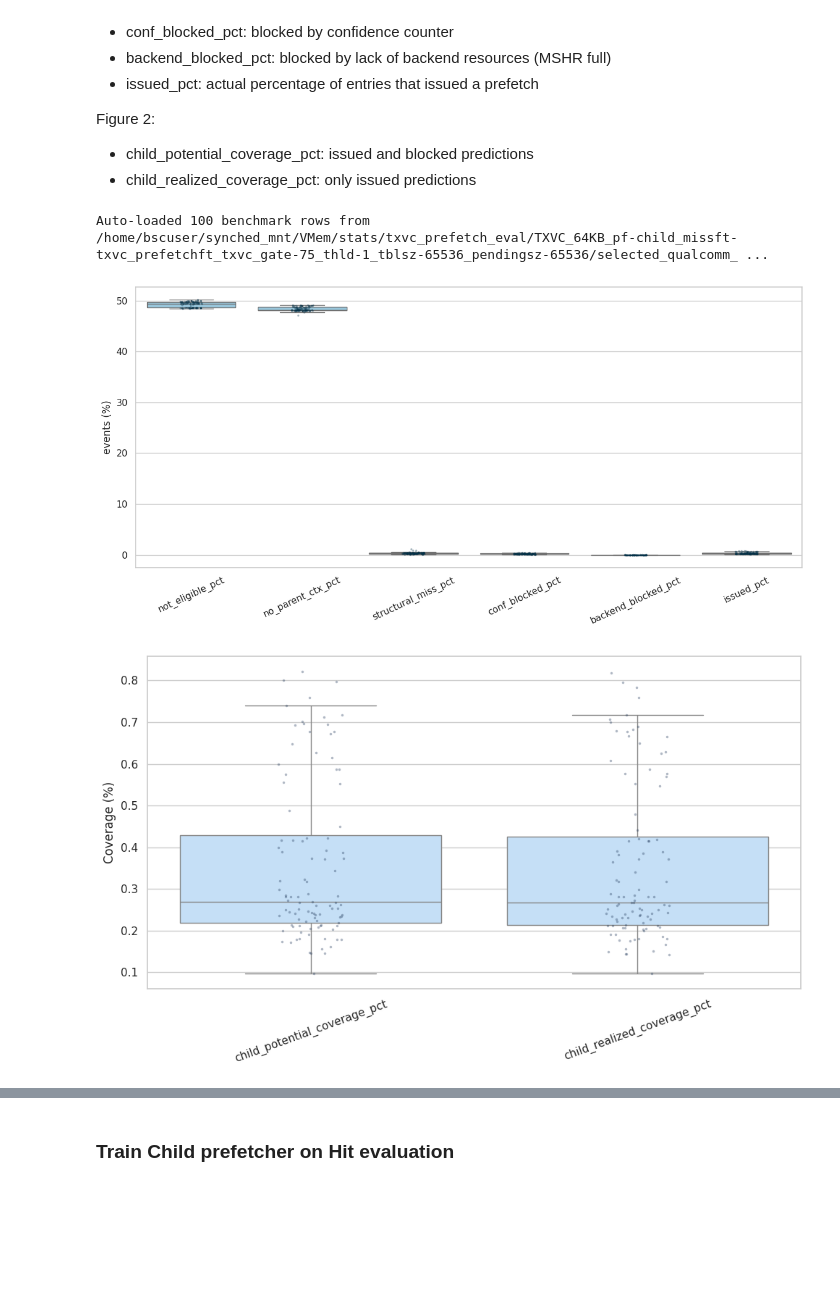
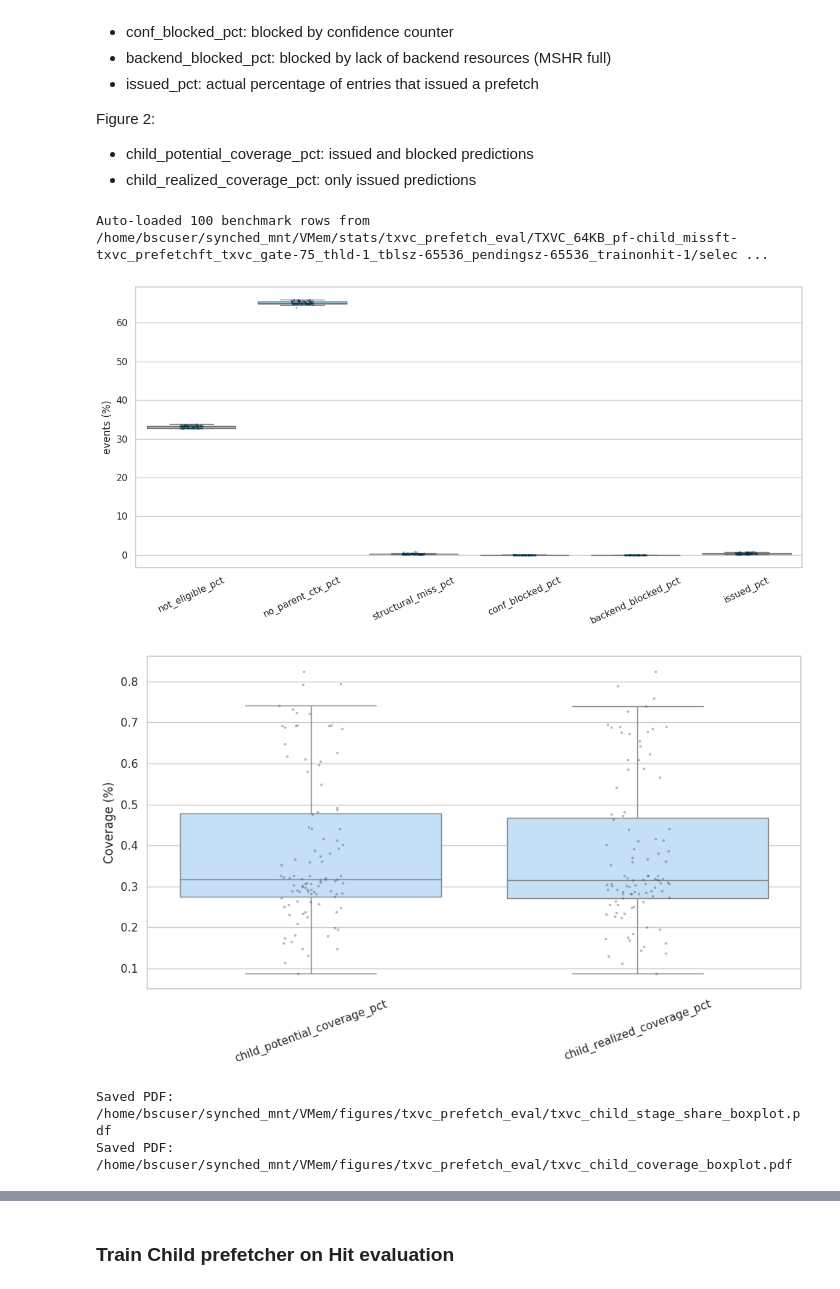
Before and after one commit to dchasap/itp_asplos25_AE, a Jupyter notebook: notebooks/txvc_prefetcher.ipynb, the cells around one changed output, grey strips where cells are left out. Saved outputs shown, nothing was run; the diff lists cells and outputs as text; code cells hidden in the pictures; blank space fills up the shorter version.

```diff
--- a/notebooks/txvc_prefetcher.ipynb
+++ b/notebooks/txvc_prefetcher.ipynb
@@ -418,12 +316,16 @@ base_dir = Path.cwd()
 if not (base_dir / "stats").exists() and (base_dir.parent / "stats").exists():
     base_dir = base_dir.parent
 
+# Output directory for exported figures
+pdf_out_dir = base_dir / "figures" / "txvc_prefetch_eval"
+pdf_out_dir.mkdir(parents=True, exist_ok=True)
+
 # Use existing prepared dataframe when available; otherwise auto-load a compatible parsed CSV.
 if "d" in globals() and isinstance(d, pd.DataFrame) and not d.empty:
     box_df = d.copy()
 else:
     preferred = [
-        base_dir / "stats/txvc_prefetch_eval/TXVC_64KB_pf-child_missft-txvc_prefetchft_txvc_gate-75_thld-1_tblsz-65536_pendingsz-65536/selected_qualcomm_srv_ap_TXVC_64KB_pf-child_missft-txvc_prefetchft_txvc_gate-75_thld-1_tblsz-65536_pendingsz-65536.csv",
+        base_dir / "stats/txvc_prefetch_eval/TXVC_64KB_pf-child_missft-txvc_prefetchft_txvc_gate-75_thld-1_tblsz-65536_pendingsz-65536_trainonhit-1/selected_qualcomm_srv_ap_TXVC_64KB_pf-child_missft-txvc_prefetchft_txvc_gate-75_thld-1_tblsz-65536_pendingsz-65536_trainonhit-1.csv",
     ]
     fallback = sorted((base_dir / "stats/txvc_prefetch_eval").glob("**/*thld-1*/*.csv"))
     candidates = preferred + fallback
@@ -536,6 +438,8 @@ plt.xlabel("")
 plt.ylabel("events (%)")
 plt.xticks(rotation=25)
 plt.tight_layout()
+stage_pdf = pdf_out_dir / "txvc_child_stage_share_boxplot.pdf"
+plt.savefig(stage_pdf, format="pdf", bbox_inches="tight")
 plt.show()
 
 # 2) Coverage/feasibility distributions across benchmarks
@@ -543,34 +447,41 @@ cov_metrics = [
     "child_potential_coverage_pct",
     "child_realized_coverage_pct"
 ]
 cov_long = box_df.melt(value_vars=cov_metrics, var_name="metric", value_name="pct")
 
 plt.figure(figsize=(10, 6))
 sns.boxplot(data=cov_long, x="metric", y="pct", color="#bde0fe", showfliers=False)
 sns.stripplot(data=cov_long, x="metric", y="pct", color="#1d3557", size=2.5, alpha=0.35)
 plt.title("")
 plt.xlabel("")
 plt.ylabel("Coverage (%)")
 plt.xticks(rotation=20)
 plt.tight_layout()
+coverage_pdf = pdf_out_dir / "txvc_child_coverage_boxplot.pdf"
+plt.savefig(coverage_pdf, format="pdf", bbox_inches="tight")
 plt.show()
+
+print(f"Saved PDF: {stage_pdf}")
+print(f"Saved PDF: {coverage_pdf}")
 
 # 3) Optional: top benchmark outliers for quick debugging
 outlier_view = box_df[[
     "__bench",
     "TXVC_CHILD_DROP_PRED_ISSUED",
     "TXVC_CHILD_DROP_NO_PENDING_PARENT",
     "child_not_eligible",
     "child_structural_miss",
     "TXVC_CHILD_DROP_PRED_CONF_BLOCKED",
     "child_backend_blocked",
     "child_potential_coverage_pct",
     "child_realized_coverage_pct",
 ]].copy()
 
 outlier_view.sort_values("child_realized_coverage_pct", ascending=True).head(15)
 # %% [output]
-Auto-loaded 100 benchmark rows from /home/bscuser/synched_mnt/VMem/stats/txvc_prefetch_eval/TXVC_64KB_pf-child_missft-txvc_prefetchft_txvc_gate-75_thld-1_tblsz-65536_pendingsz-65536/selected_qualcomm_ ...
+Auto-loaded 100 benchmark rows from /home/bscuser/synched_mnt/VMem/stats/txvc_prefetch_eval/TXVC_64KB_pf-child_missft-txvc_prefetchft_txvc_gate-75_thld-1_tblsz-65536_pendingsz-65536_trainonhit-1/selec ...
-[figure, old version]
+[figure, new version]
-[figure, old version]
+[figure, new version]
+Saved PDF: /home/bscuser/synched_mnt/VMem/figures/txvc_prefetch_eval/txvc_child_stage_share_boxplot.pdf
+Saved PDF: /home/bscuser/synched_mnt/VMem/figures/txvc_prefetch_eval/txvc_child_coverage_boxplot.pdf
 |  | __bench | TXVC_CHILD_DROP_PRED_ISSUED | TXVC_CHILD_DROP_NO_PENDING_PARENT | child_not_eligible | child_structural_miss | ... |
```
Also changed, not shown: parts of 10 cells of this notebook, 6 other files.
